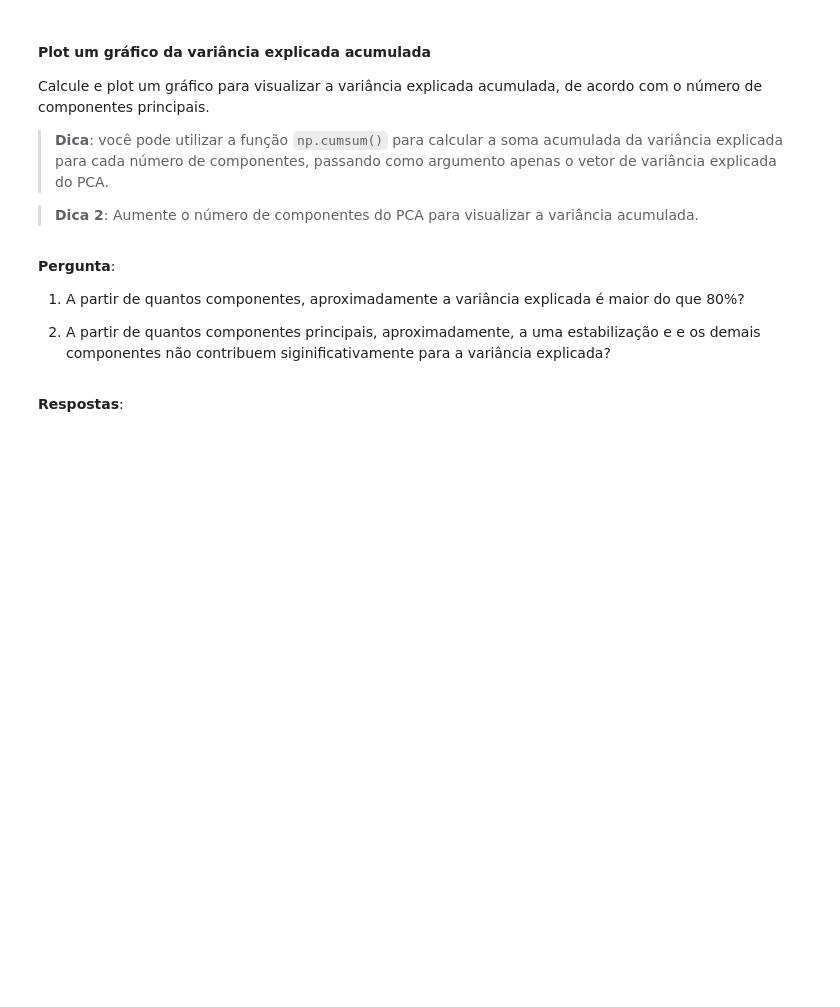
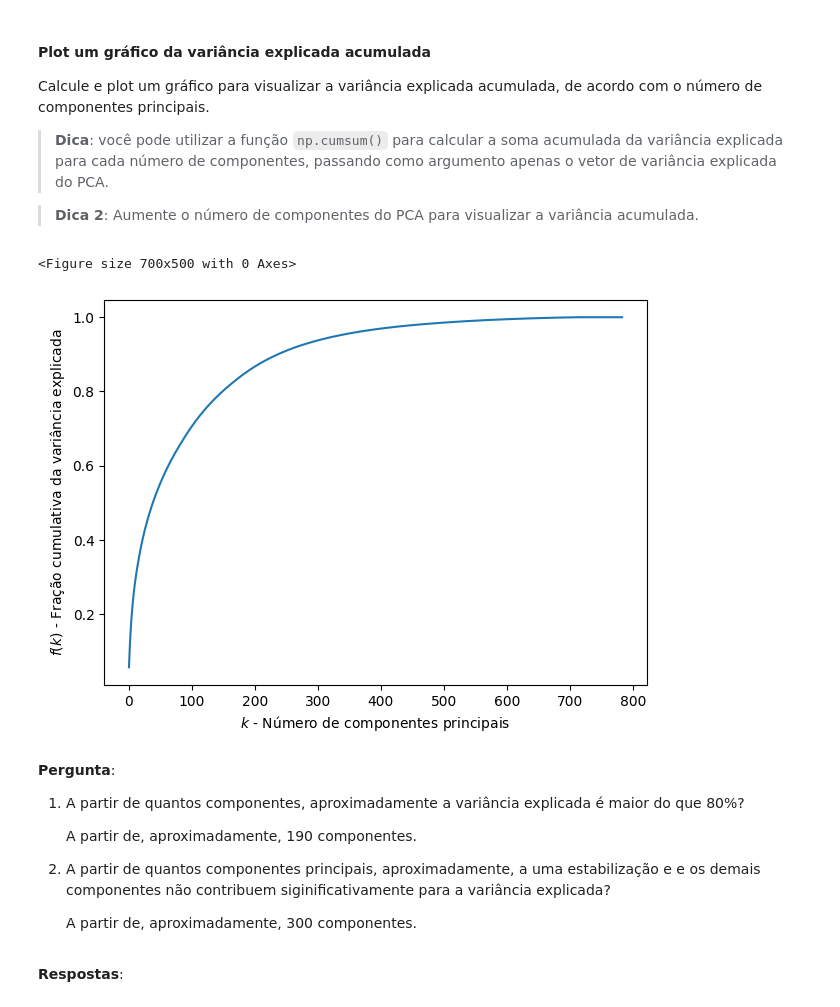
Before and after one commit to GodKelvin/pos-ia-dados-ufes, a Jupyter notebook: Clusterização e Redução de Dimensionalidade/Laboratorio_02_RedDimensionalidade.ipynb, the cells around one changed output. Cells and saved outputs as stored; diff of their text form; code cells hidden in the pictures; blank space fills up the shorter version.

```diff
--- a/Clusterização e Redução de Dimensionalidade/Laboratorio_02_RedDimensionalidade.ipynb
+++ b/Clusterização e Redução de Dimensionalidade/Laboratorio_02_RedDimensionalidade.ipynb
@@ -147,3 +147,7 @@ Imprima o vetor de variância explicada.
 #seu código  aqui
 
 # Aplicar PCA para reduzir os dados do MNIST para 2 dimensões
+from sklearn.decomposition import PCA
+pca = PCA(n_components=2)
+pca.fit(X_mnist_scaled)
+pca.explained_variance_ratio_
@@ -169,9 +175,34 @@ Calcule e  plot um gráfico para  visualizar a variância explicada acumulada, d
+# %%
+#seu código aqui
+
+# Obter a variância explicada acumulada para cada número de componentes
+#Verificando o quanto a decomposição explica os dados
+from sklearn.decomposition import PCA
+pca = PCA(n_components=784)
+pca.fit(X_mnist_scaled)
+
+import matplotlib.pyplot as plt
+import numpy as np
+
+fig = plt.figure(figsize=(7, 5))
+plt.figure(figsize=(7, 5))
+plt.plot(np.cumsum(pca.explained_variance_ratio_))
+plt.xlabel(r'$k$ - Número de componentes principais')
+plt.ylabel(r'$f(k)$ - Fração cumulativa da variância explicada')
+plt.show()
+# %% [output]
+<Figure size 700x500 with 0 Axes>
+[figure, added]
 # %% [markdown]
 **Pergunta**:
 
 1. A partir de quantos componentes, aproximadamente a variância explicada é maior do que 80%?
 
+    A partir de, aproximadamente, 190 componentes.
+
 2. A partir de quantos componentes principais, aproximadamente, a uma estabilização e e os demais componentes não contribuem siginificativamente para a variância explicada?
+
+    A partir de, aproximadamente, 300 componentes.
 # %% [markdown]
 **Respostas**:
 # %% [markdown]
```
Also changed, not shown: parts of 6 cells of this notebook.
